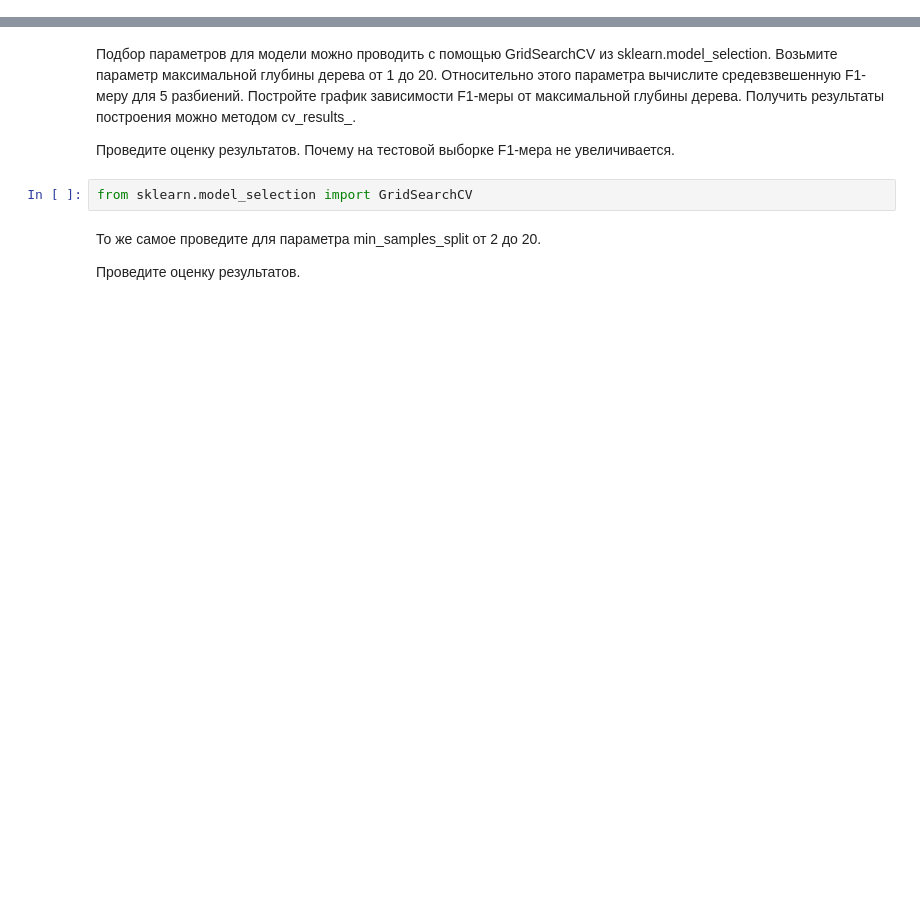
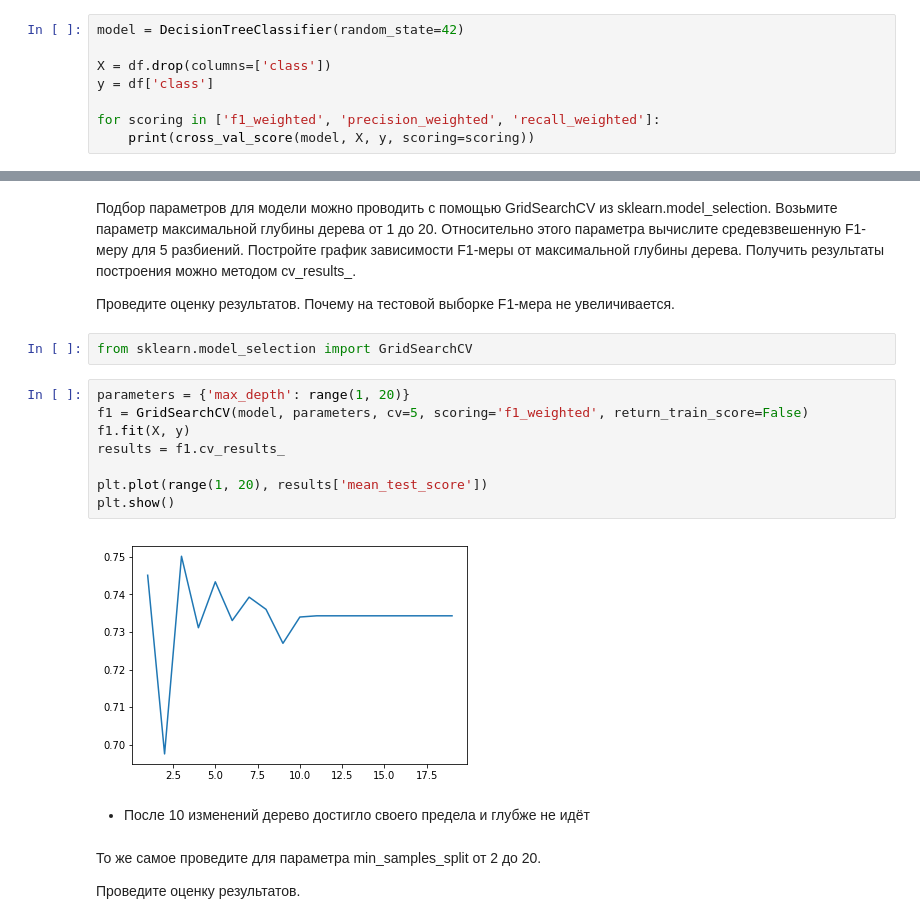
Before and after one commit to Tsypaev/PythonLabs, a Jupyter notebook: practics/lab3_decision_tree/lab_tree.ipynb, the cells around one changed output, grey strips where cells are left out. Drawn from its saved outputs; the diff is of its cells as text; blank space fills up the shorter version.

```diff
--- a/practics/lab3_decision_tree/lab_tree.ipynb
+++ b/practics/lab3_decision_tree/lab_tree.ipynb
@@ -125,3 +247,11 @@ df.columns
 Index(['pelvic_incidence', 'pelvic_tilt numeric', 'lumbar_lordosis_angle',
        'sacral_slope', 'pelvic_radius', 'degree_spondylolisthesis', 'class'],
       dtype='object')
+# %%
+model = DecisionTreeClassifier(random_state=42)
+
+X = df.drop(columns=['class'])
+y = df['class']
+
+for scoring in ['f1_weighted', 'precision_weighted', 'recall_weighted']:
+    print(cross_val_score(model, X, y, scoring=scoring))
@@ -136,6 +285,18 @@ from sklearn.model_selection import cross_validate
 Проведите оценку результатов. Почему на тестовой выборке F1-мера не увеличивается.
 # %%
 from sklearn.model_selection import GridSearchCV
+# %%
+parameters = {'max_depth': range(1, 20)}
+f1 = GridSearchCV(model, parameters, cv=5, scoring='f1_weighted', return_train_score=False)
+f1.fit(X, y)
+results = f1.cv_results_
+
+plt.plot(range(1, 20), results['mean_test_score'])
+plt.show()
+# %% [output]
+[figure, added]
+# %% [markdown]
+- После 10 изменений дерево достигло своего предела и глубже не идёт
 # %% [markdown]
 То же самое проведите для параметра min_samples_split от 2 до 20.
 
```
Also changed, not shown: parts of 20 cells of this notebook.
